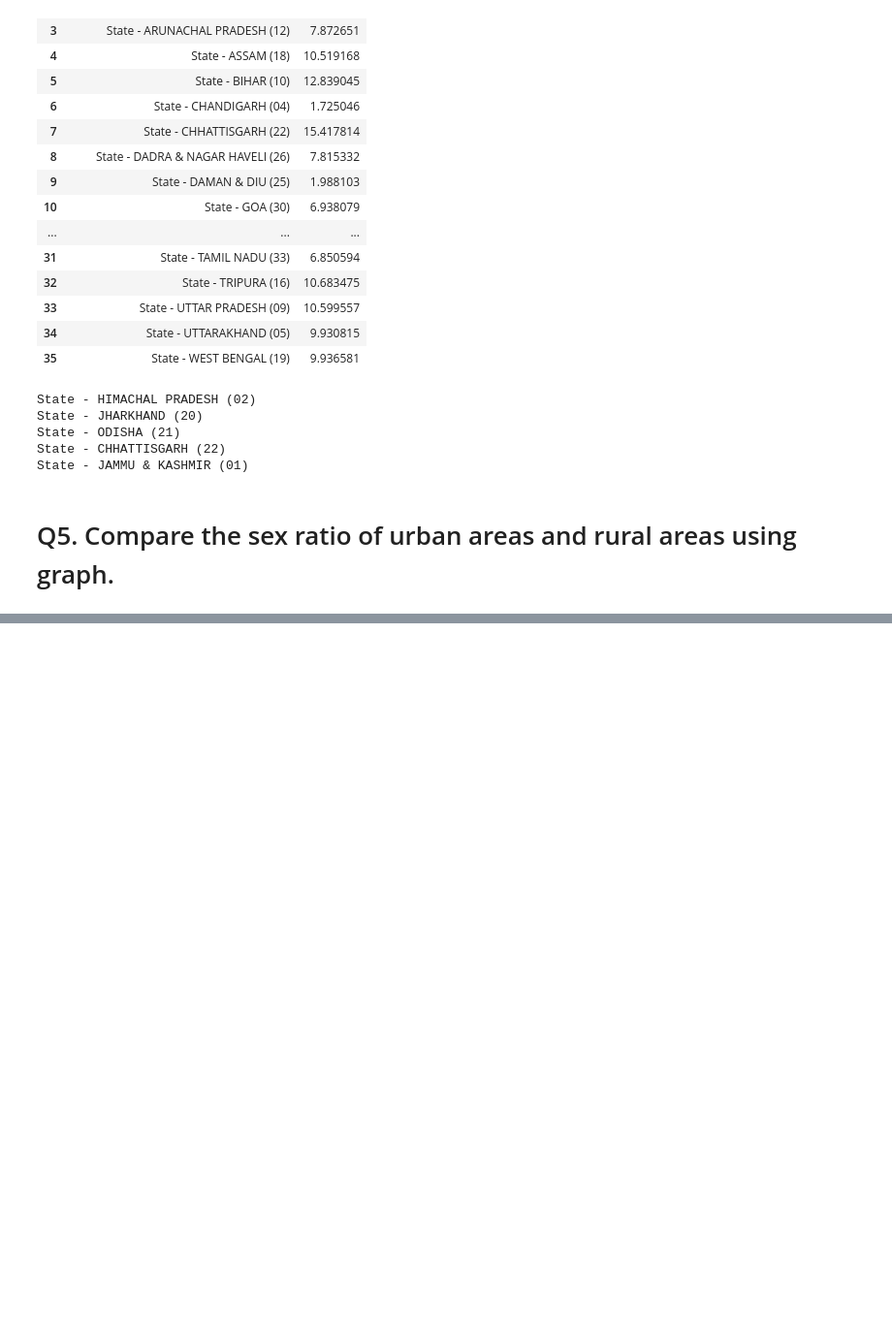
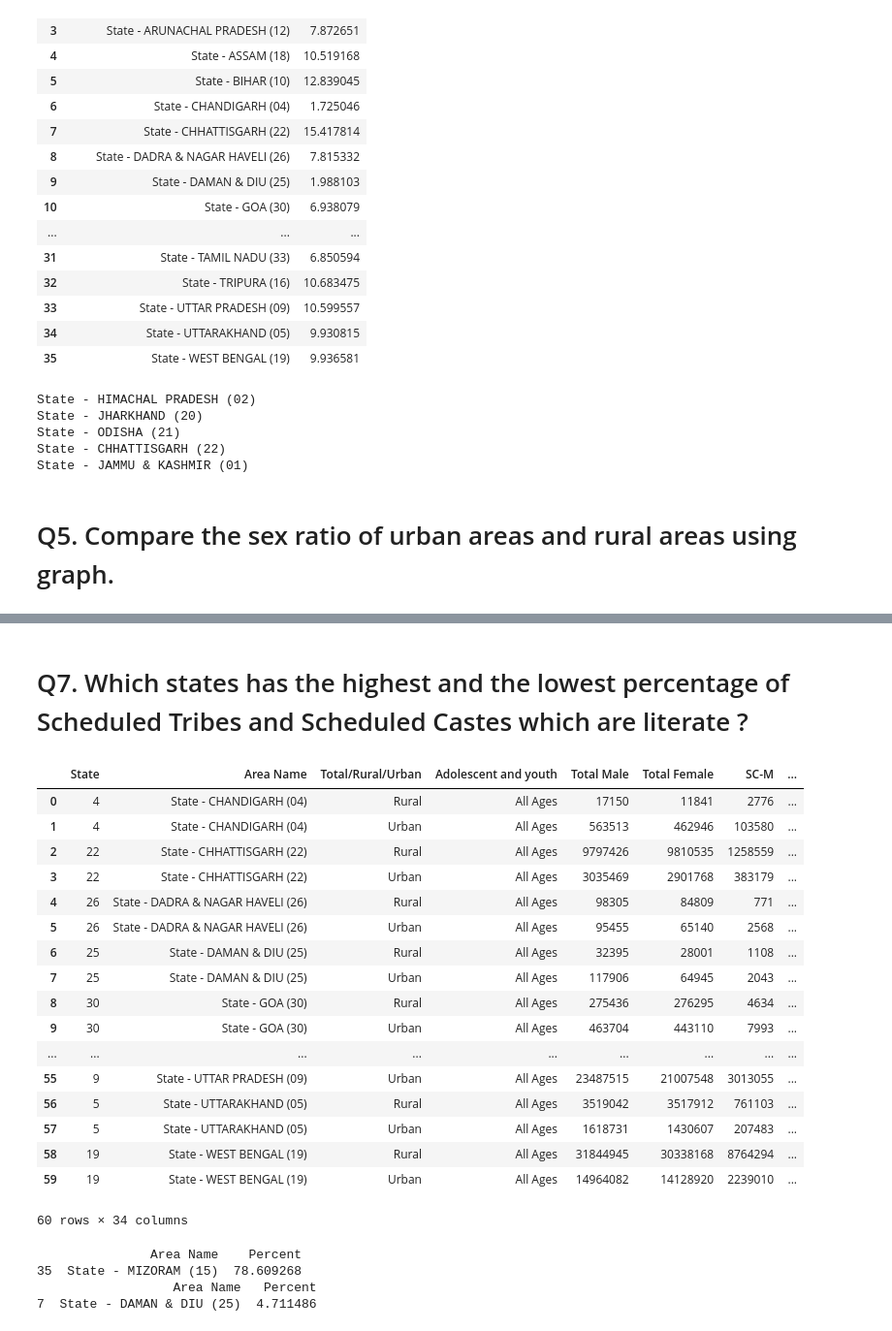
Before and after one commit to anuragjoshi3519/Analysis, a Jupyter notebook: Questions .ipynb, the cells around one changed output, grey strips where cells are left out. Shown: that part at 97% size. Drawn from its saved outputs; the diff is of its cells as text; code cells hidden in the pictures; blank space fills up the shorter version.

```diff
--- a/Questions .ipynb
+++ b/Questions .ipynb
@@ -198,0 +199,29 @@ plt.show()
+# %% [markdown]
+# Q7. Which states has the highest and the lowest percentage of Scheduled Tribes and Scheduled Castes which are literate ?
+# %%
+d5=df
+d5=d5.drop(d5[d5['Total/Rural/Urban']=='Total'].index)
+d5=d5.drop(d5[d5['Adolescent and youth']!='All Ages'].index)
+d5=d5.reset_index(drop=True)
+d5=d5.drop([i for i in range(12)])
+d5=d5.reset_index(drop=True)
+d5
+# %% [output]
+|  | State | Area Name | Total/Rural/Urban | Adolescent and youth | Total Male | Total Female | SC-M | ... |
+| 0 | 4 | State - CHANDIGARH (04) | Rural | All Ages | 17150 | 11841 | 2776 | ... |
+| 1 | 4 | State - CHANDIGARH (04) | Urban | All Ages | 563513 | 462946 | 103580 | ... |
+| 2 | 22 | State - CHHATTISGARH (22) | Rural | All Ages | 9797426 | 9810535 | 1258559 | ... |
+| 3 | 22 | State - CHHATTISGARH (22) | Urban | All Ages | 3035469 | 2901768 | 383179 | ... |
+| 4 | 26 | State - DADRA & NAGAR HAVELI (26) | Rural | All Ages | 98305 | 84809 | 771 | ... |
+| 5 | 26 | State - DADRA & NAGAR HAVELI (26) | Urban | All Ages | 95455 | 65140 | 2568 | ... |
+| 6 | 25 | State - DAMAN & DIU (25) | Rural | All Ages | 32395 | 28001 | 1108 | ... |
+| 7 | 25 | State - DAMAN & DIU (25) | Urban | All Ages | 117906 | 64945 | 2043 | ... |
+| 8 | 30 | State - GOA (30) | Rural | All Ages | 275436 | 276295 | 4634 | ... |
+| 9 | 30 | State - GOA (30) | Urban | All Ages | 463704 | 443110 | 7993 | ... |
+| ... | ... | ... | ... | ... | ... | ... | ... | ... |
+| 55 | 9 | State - UTTAR PRADESH (09) | Urban | All Ages | 23487515 | 21007548 | 3013055 | ... |
+| 56 | 5 | State - UTTARAKHAND (05) | Rural | All Ages | 3519042 | 3517912 | 761103 | ... |
+| 57 | 5 | State - UTTARAKHAND (05) | Urban | All Ages | 1618731 | 1430607 | 207483 | ... |
+| 58 | 19 | State - WEST BENGAL (19) | Rural | All Ages | 31844945 | 30338168 | 8764294 | ... |
+| 59 | 19 | State - WEST BENGAL (19) | Urban | All Ages | 14964082 | 14128920 | 2239010 | ... |
+60 rows × 34 columns
@@ -198,0 +231,11 @@ plt.show()
+# %%
+d5['Percent'] = (d5['Literates']*100) / d5['Total Population']
+d51=d5[['Area Name','Percent']]
+
+print(d51[d51['Percent']==d51['Percent'].max()])
+print(d51[d51['Percent']==d51['Percent'].min()])
+# %% [output]
+               Area Name    Percent
+35  State - MIZORAM (15)  78.609268
+                  Area Name   Percent
+7  State - DAMAN & DIU (25)  4.711486
```
Also changed, not shown: parts of 3 cells of this notebook.
